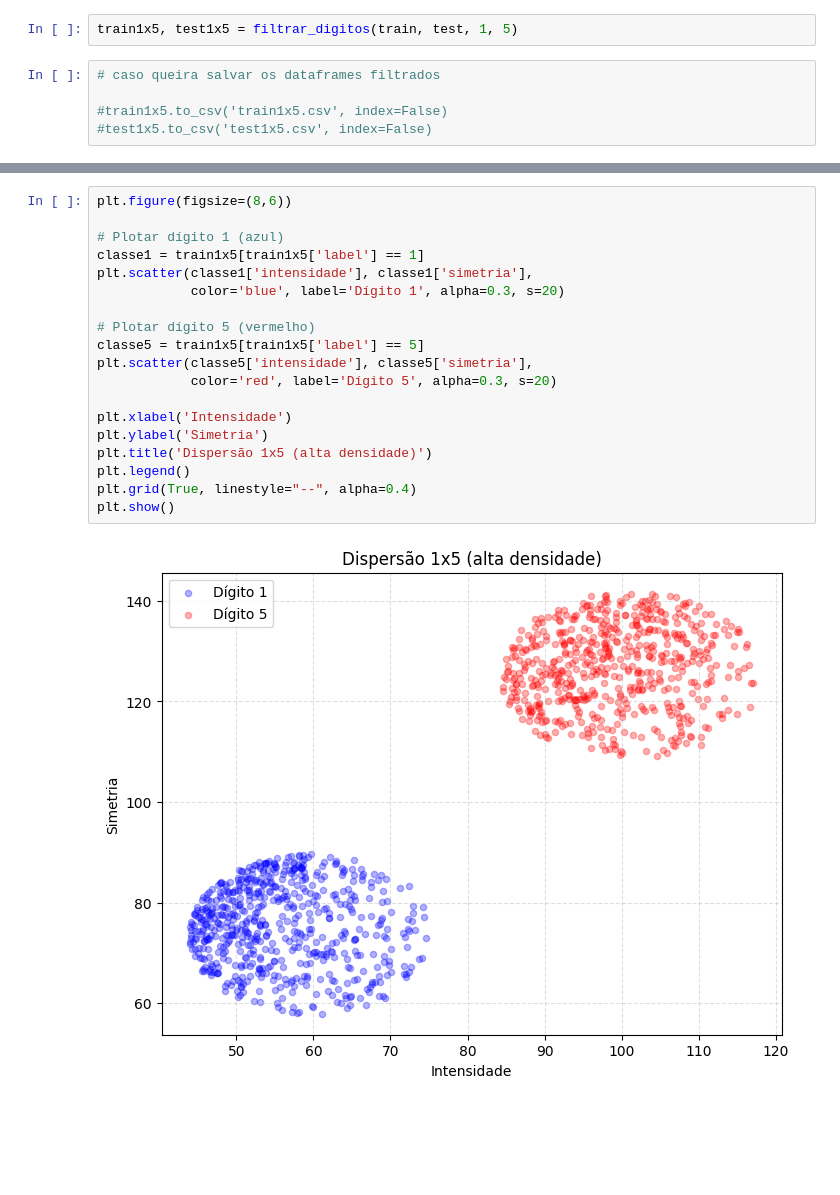
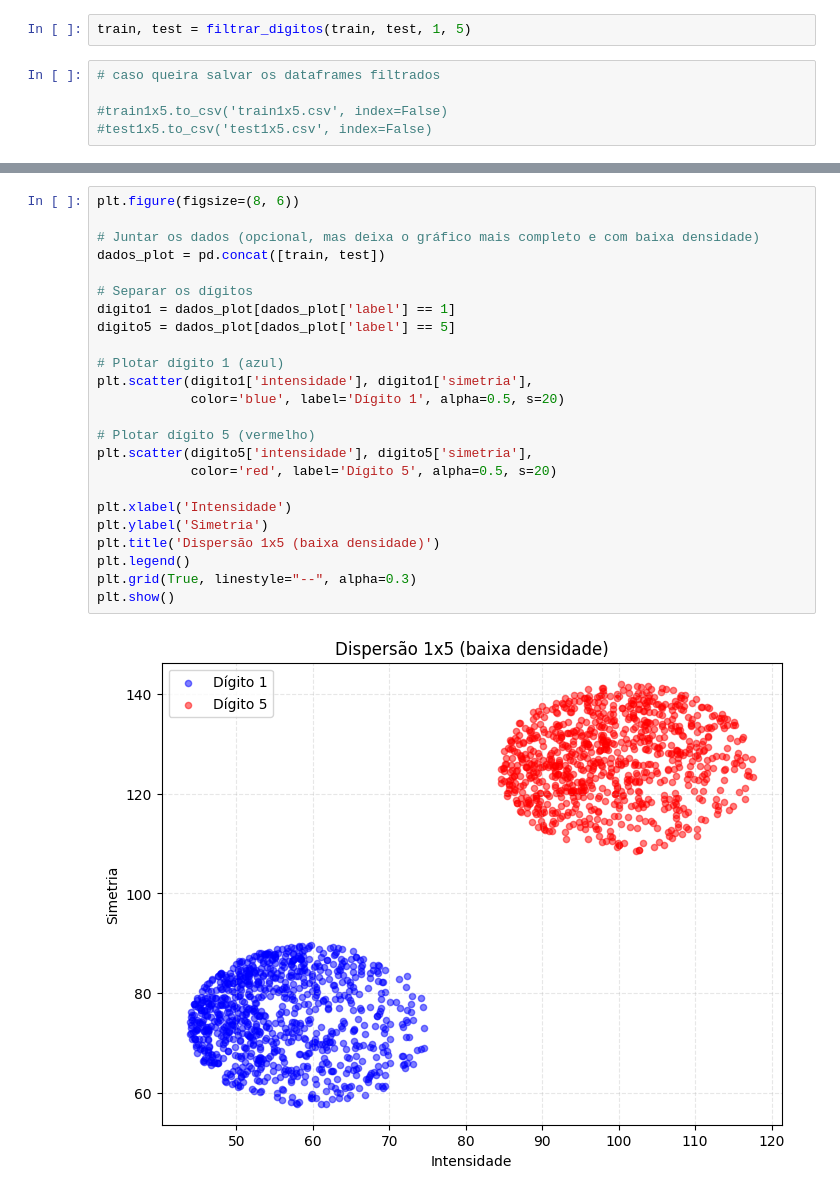
Before and after one commit to Gusttavoafonso/Projeto_1_ML, a Jupyter notebook: classificacao_1X5.ipynb, the cells around one changed output, grey strips where cells are left out. Drawn from its saved outputs; the diff is of its cells as text; blank space fills up the shorter version.

```diff
--- a/classificacao_1X5.ipynb
+++ b/classificacao_1X5.ipynb
@@ -52,5 +79,5 @@ def filtrar_digitos(train, test, digito1, digito2):
 # %%
-train1x5, test1x5 = filtrar_digitos(train, test, 1, 5)
+train, test = filtrar_digitos(train, test, 1, 5)
 # %%
 # caso queira salvar os dataframes filtrados
 
@@ -77,21 +104,26 @@ test1x5.head()
 # %%
-plt.figure(figsize=(8,6))
+plt.figure(figsize=(8, 6))
+
+# Juntar os dados (opcional, mas deixa o gráfico mais completo e com baixa densidade)
+dados_plot = pd.concat([train, test])
+
+# Separar os dígitos
+digito1 = dados_plot[dados_plot['label'] == 1]
+digito5 = dados_plot[dados_plot['label'] == 5]
 
 # Plotar dígito 1 (azul)
-classe1 = train1x5[train1x5['label'] == 1]
-plt.scatter(classe1['intensidade'], classe1['simetria'],
-            color='blue', label='Dígito 1', alpha=0.3, s=20)
+plt.scatter(digito1['intensidade'], digito1['simetria'],
+            color='blue', label='Dígito 1', alpha=0.5, s=20)
 
 # Plotar dígito 5 (vermelho)
-classe5 = train1x5[train1x5['label'] == 5]
-plt.scatter(classe5['intensidade'], classe5['simetria'],
-            color='red', label='Dígito 5', alpha=0.3, s=20)
+plt.scatter(digito5['intensidade'], digito5['simetria'],
+            color='red', label='Dígito 5', alpha=0.5, s=20)
 
 plt.xlabel('Intensidade')
 plt.ylabel('Simetria')
-plt.title('Dispersão 1x5 (alta densidade)')
+plt.title('Dispersão 1x5 (baixa densidade)')
 plt.legend()
-plt.grid(True, linestyle="--", alpha=0.4)
+plt.grid(True, linestyle="--", alpha=0.3)
 plt.show()
 # %% [output]
-[figure, old version]
+[figure, new version]
```
Also changed, not shown: parts of 14 cells of this notebook.
